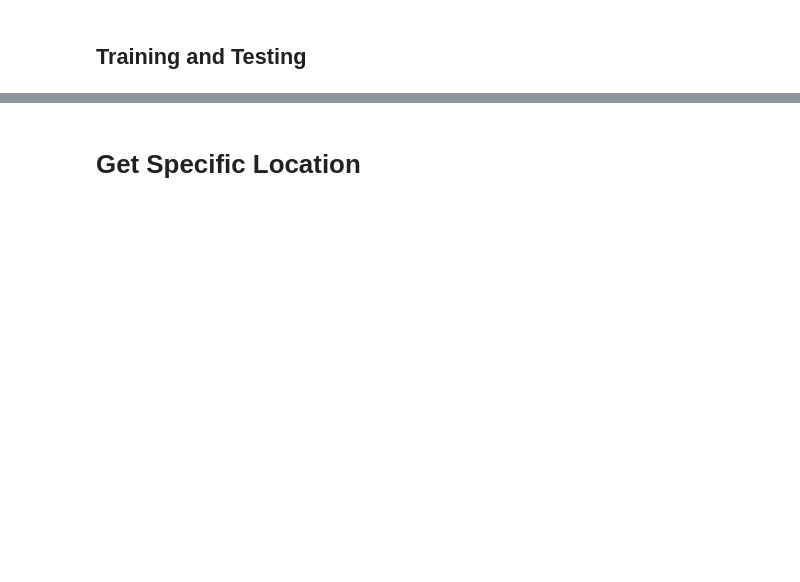
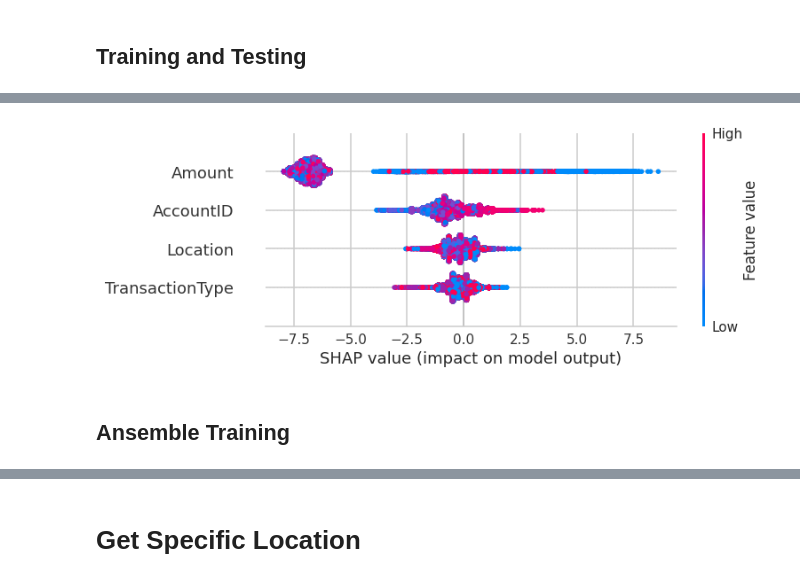
Before and after one commit to naufalkr/XAI-erp-transaction-anomaly, a Jupyter notebook: ERP_Anomaly_Detection.ipynb, the cells around one changed output, grey strips where cells are left out. Saved outputs shown, nothing was run; the diff lists cells and outputs as text; code cells hidden in the pictures; blank space fills up the shorter version.

Commit message:
added kfold

```diff
--- a/ERP_Anomaly_Detection.ipynb
+++ b/ERP_Anomaly_Detection.ipynb
@@ -758,6 +767,8 @@ Requirement already satisfied: pillow>=6.2.0 in /usr/local/lib/python3.10/dist-p
 Requirement already satisfied: pyparsing>=2.3.1 in /usr/local/lib/python3.10/dist-packages (from matplotlib->catboost) (3.2.0)
 Requirement already satisfied: tenacity>=6.2.0 in /usr/local/lib/python3.10/dist-packages (from plotly->catboost) (9.0.0)
 # %%
+from sklearn.model_selection import KFold
+from sklearn.metrics import accuracy_score, roc_auc_score, classification_report
 from sklearn.model_selection import train_test_split
 from sklearn.preprocessing import MinMaxScaler, LabelEncoder
 from sklearn.ensemble import RandomForestClassifier, VotingClassifier
@@ -766,6 +777,16 @@ from catboost import CatBoostClassifier
 from sklearn.svm import SVC
 from sklearn.metrics import accuracy_score, confusion_matrix, roc_auc_score, classification_report
 
+# Inisialisasi model dan parameter
+xgb_model = XGBClassifier(use_label_encoder=False, eval_metric='logloss', random_state=42)
+
+# k-Fold Cross-Validation
+k = 5  # Jumlah fold
+kf = KFold(n_splits=k, shuffle=True, random_state=42)
+
+# Menyimpan hasil evaluasi untuk setiap fold
+models = []
+fold_results = []
+
 X = subset_df.drop(columns=['Outlier'])
 y = subset_df['Outlier']
-X_train, X_test, y_train, y_test = train_test_split(X, y, test_size=0.2, random_state=42)
@@ -771,0 +907,21 @@ X_train, X_test, y_train, y_test = train_test_split(X, y, test_size=0.2, random_
+# %%
+import shap
+
+# Calculate SHAP values for each model
+shap_values_list = []
+
+for fold, model in enumerate(models):
+    explainer = shap.Explainer(model)
+    shap_values = explainer(X_test)  # SHAP values for test set in this fold
+    shap_values_list.append(shap_values)
+
+# Aggregate SHAP values (mean across folds)
+shap_values_mean = np.mean([shap_values.values for shap_values in shap_values_list], axis=0)
+
+# # Dapatkan nilai SHAP per fitur
+# shap_values_df = pd.DataFrame(shap_values.values, columns=X_test.columns)
+# shap_values_df['total_contribution'] = shap_values_df.sum(axis=1)
+
+# # VISUALISASI NON OUTLIER (Index 0)
+# shap.initjs()
+# shap.plots.force(shap_values_mean[0])
@@ -771,0 +1013,7 @@ X_train, X_test, y_train, y_test = train_test_split(X, y, test_size=0.2, random_
+# %%
+# Create summary plot using aggregated SHAP values
+shap.summary_plot(shap_values_mean, X_test, feature_names=X.columns)
+# %% [output]
+[figure, added]
+# %% [markdown]
+## Ansemble Training
```
Also changed, not shown: parts of 44 cells of this notebook.
